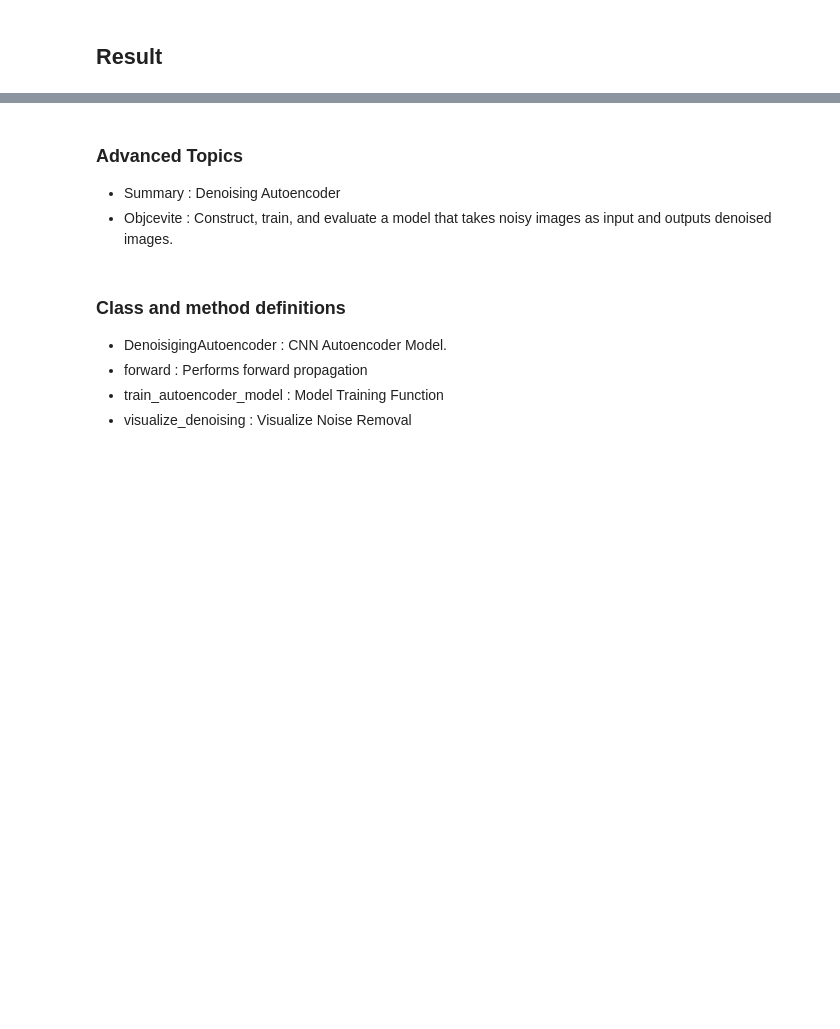
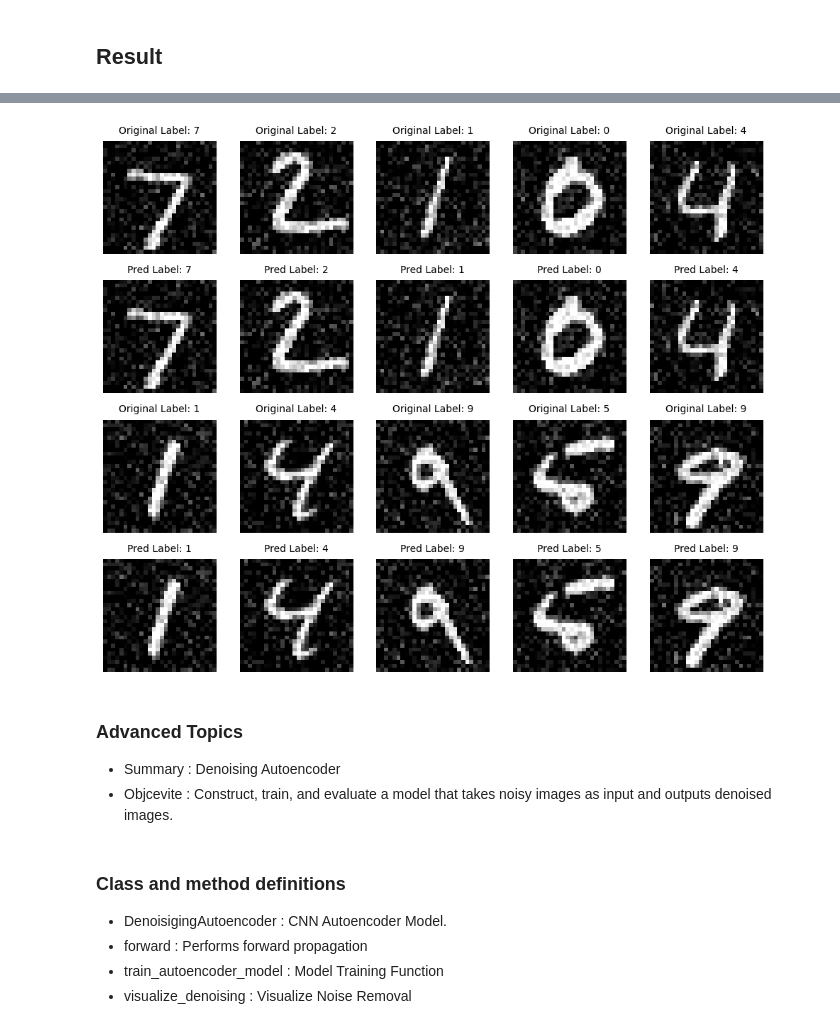
Before and after one commit to KIIIIT00/B3_Spring, a Jupyter notebook: MNIST_Noise.ipynb, the cells around one changed output, grey strips where cells are left out. Saved outputs shown, nothing was run; the diff lists cells and outputs as text; code cells hidden in the pictures; blank space fills up the shorter version.

Commit message:
[add] show noisy images

```diff
--- a/MNIST_Noise.ipynb
+++ b/MNIST_Noise.ipynb
@@ -161,7 +161,11 @@ def show_mnist_comparison(originals, images, labels, predictions):
         ax = axes[i // cols * 2, i % cols]
         orig_img = originals[i].cpu().numpy().squeeze()
         ax.imshow(orig_img, cmap="gray")
-        ax.set_title(f"Original Label: {labels[i].item()}", fontsize=10, pad=8)  # Adjust padding using `pad`
+        if isinstance(labels[i], torch.Tensor):
+            label = labels[i].item()
+        else:
+            label = labels[i]
+        ax.set_title(f"Original Label: {label}", fontsize=10, pad=8)  # Adjust padding using `pad`
         ax.axis("off")
 
         # Predicted images (Second row)
@@ -254,3 +290,24 @@ plot_results(normal_train_losses, normal_test_accuracies, noisy_train_losses, no
+# %%
+# Set device
+device = torch.device("cuda" if torch.cuda.is_available() else "cpu")
+
+num_images = 10
+noisy_originals, lables = zip(*[noisy_test_dataset[i] for i in range(num_images)])
+noisy_images = torch.stack(noisy_originals).to(device)
+
+model_noisy.eval()
+
+# Batch processing
+noisy_images = noisy_images.to(device)
+
+# Prediction
+with torch.no_grad():
+    predictions = model_noisy(noisy_images).argmax(dim=1)
+
+#Display images, labels, and predictions
+show_mnist_comparison(noisy_originals, noisy_images, lables, predictions)
+# %% [output]
+[figure, added]
 # %% [markdown]
 
 ### **Advanced Topics** ###
```
Also changed, not shown: parts of 6 cells of this notebook.
